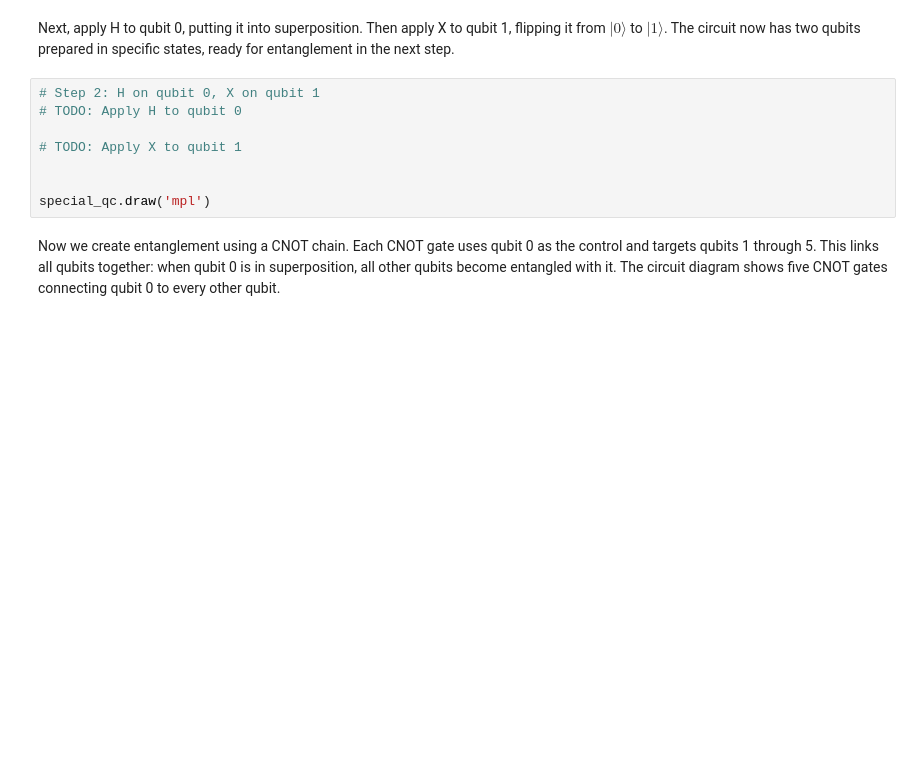
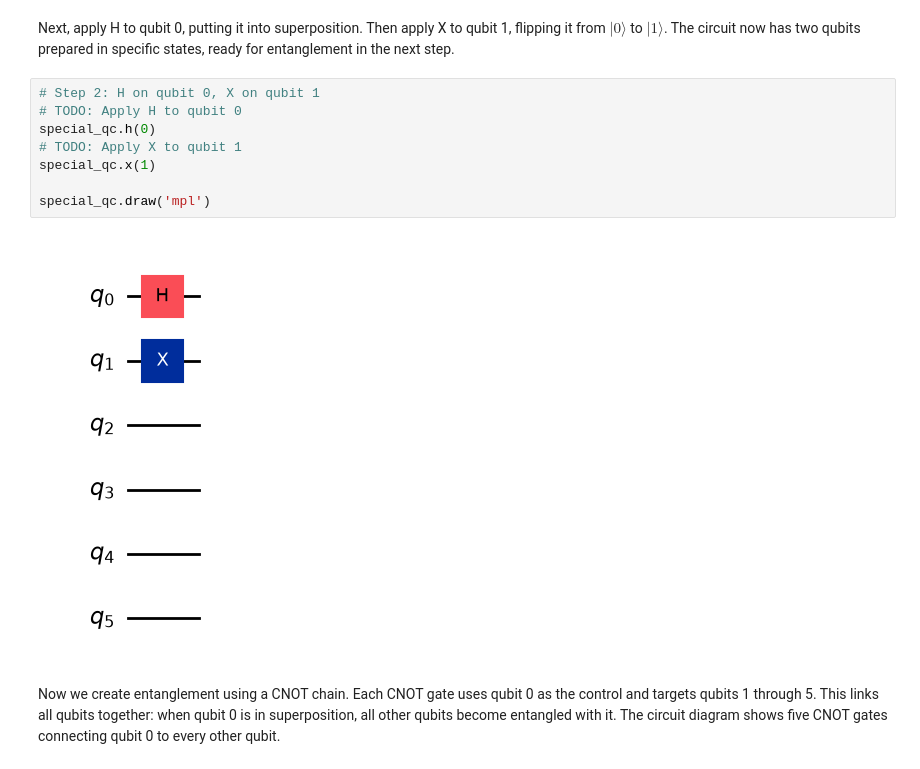
Before and after one commit to kqtiiv/a-decade-on-the-cloud, a Jupyter notebook: lab0/QGSS2026_Lab0.ipynb, the cells around one changed output. Drawn from its saved outputs; the diff is of its cells as text; blank space fills up the shorter version.

```diff
--- a/lab0/QGSS2026_Lab0.ipynb
+++ b/lab0/QGSS2026_Lab0.ipynb
@@ -477,11 +501,13 @@ Next, apply H to qubit 0, putting it into superposition. Then apply X to qubit 1
 # %%
 # Step 2: H on qubit 0, X on qubit 1
 # TODO: Apply H to qubit 0
-
+special_qc.h(0)
 # TODO: Apply X to qubit 1
-
+special_qc.x(1)
 
 special_qc.draw('mpl')
+# %% [output]
+[figure, added]
 # %% [markdown]
 Now we create entanglement using a CNOT chain. Each CNOT gate uses qubit 0 as the control and targets qubits 1 through 5. This links all qubits together: when qubit 0 is in superposition, all other qubits become entangled with it. The circuit diagram shows five CNOT gates connecting qubit 0 to every other qubit.
 # %%
```
Also changed, not shown: parts of 22 cells of this notebook, 10 other files.
